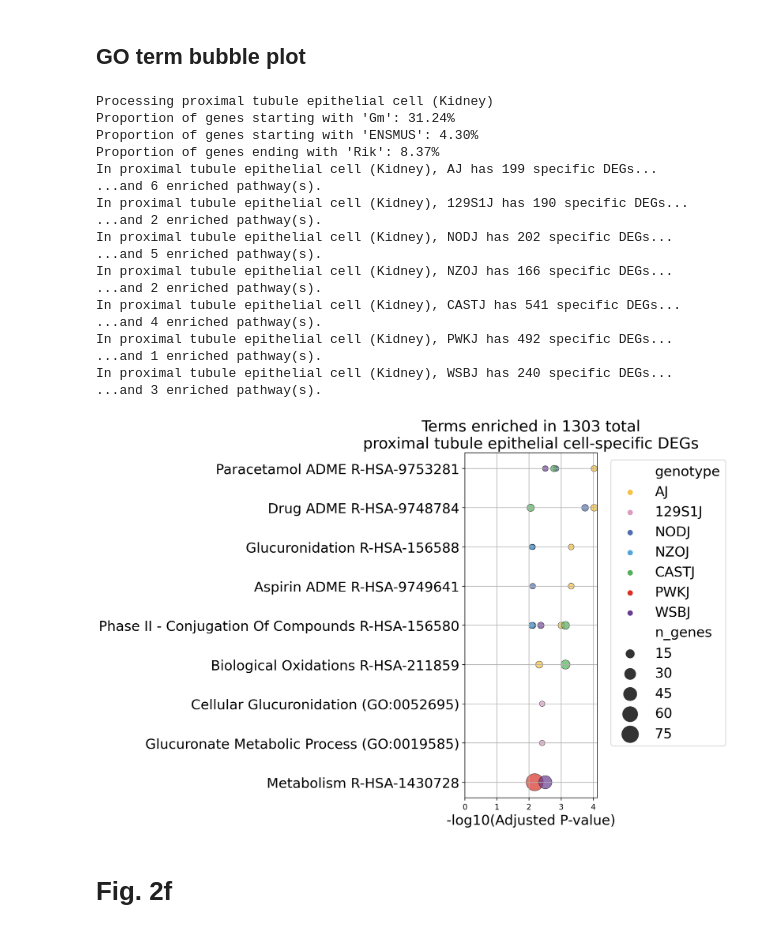
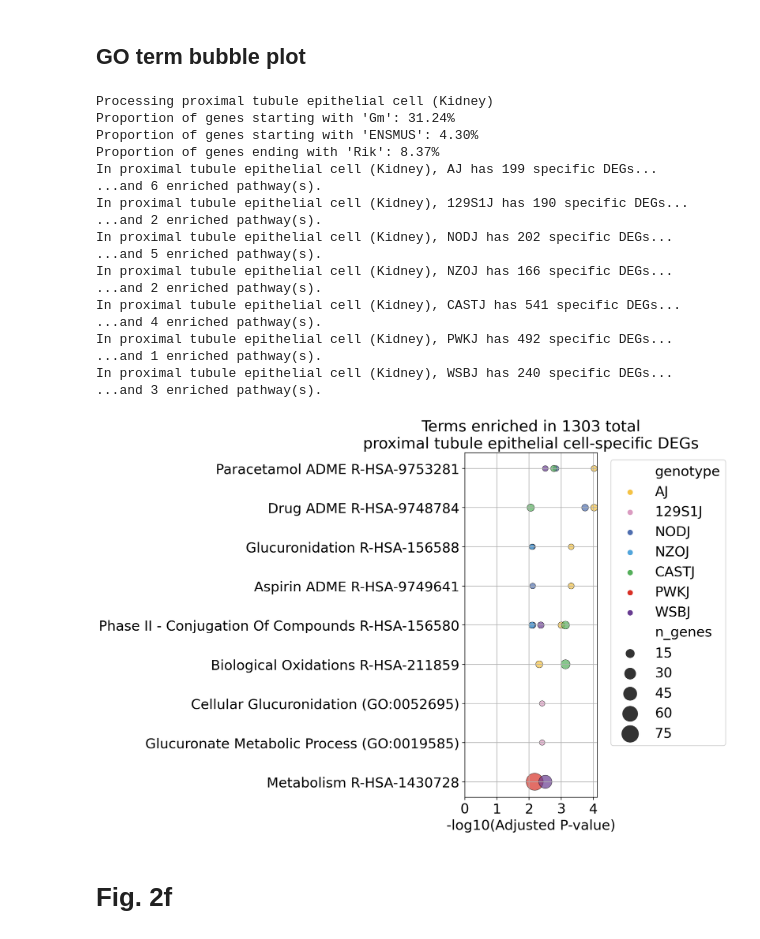
Before and after one commit to mortazavilab/8cube_manuscript, a Jupyter notebook: notebooks/Fig2.ipynb, the cells around one changed output. Drawn from its saved outputs; the diff is of its cells as text; code cells hidden in the pictures.

```diff
--- a/notebooks/Fig2.ipynb
+++ b/notebooks/Fig2.ipynb
@@ -438,7 +438,7 @@ cell_counts['percent_cells'] = (cell_counts['num_cells'] / cell_counts['total_ce
 df_row = df_row.merge(cell_counts, on=['subtype', 'Tissue'], how='left')
 df_row = df_row.set_index('subtype_tissue')
 df_row['Tissue'] = pd.Categorical(df_row['Tissue'], categories=tissues, ordered=True)
-df_row = df_row.sort_values(by=['Tissue', 'num_cells'], ascending=[True, False])
+df_row = df_row.sort_values(by=['Tissue', 'percent_cells'], ascending=[True, False])
 # %%
 tissue_dict = {
     'CortexHippocampus': '#F8C471',
@@ -1023,36 +1027,37 @@ for subtype_tissue in subtype_tissues:
             celltype = subtype_tissue.split(' (')[0]
             plt.title(f'Terms enriched in {n_genes} total\n{celltype}-specific DEGs', fontsize=20)
             plt.xlabel('-log10(Adjusted P-value)', fontsize=18)
-            plt.ylabel('', fontsize=18)
+            plt.ylabel('')
             plt.legend(bbox_to_anchor=(1.05, 1), loc='upper left', fontsize=18) # Place legend outside plot
             plt.tight_layout()
-
             plt.yticks(fontsize=18)
+            plt.xticks(fontsize=18)
+            plt.savefig(f"../fig2/go_bubble_plot_{subtype_tissue}.png",bbox_inches='tight', dpi=300)
 
             plt.show()
 
     else:
         print(f'Only {n_genes} total genes, skipping GO term enrichment.')
 # %% [output]
 Processing proximal tubule epithelial cell (Kidney)
 Proportion of genes starting with 'Gm': 31.24%
 Proportion of genes starting with 'ENSMUS': 4.30%
 Proportion of genes ending with 'Rik': 8.37%
 In proximal tubule epithelial cell (Kidney), AJ has 199 specific DEGs...
 ...and 6 enriched pathway(s).
 In proximal tubule epithelial cell (Kidney), 129S1J has 190 specific DEGs...
 ...and 2 enriched pathway(s).
 In proximal tubule epithelial cell (Kidney), NODJ has 202 specific DEGs...
 ...and 5 enriched pathway(s).
 In proximal tubule epithelial cell (Kidney), NZOJ has 166 specific DEGs...
 ...and 2 enriched pathway(s).
 In proximal tubule epithelial cell (Kidney), CASTJ has 541 specific DEGs...
 ...and 4 enriched pathway(s).
 In proximal tubule epithelial cell (Kidney), PWKJ has 492 specific DEGs...
 ...and 1 enriched pathway(s).
 In proximal tubule epithelial cell (Kidney), WSBJ has 240 specific DEGs...
 ...and 3 enriched pathway(s).
-[figure, old version]
+[figure, new version]
 # %%
 go_genes = sorted(
     (
```
Also changed, not shown: parts of 5 cells of this notebook, 16 other files.
